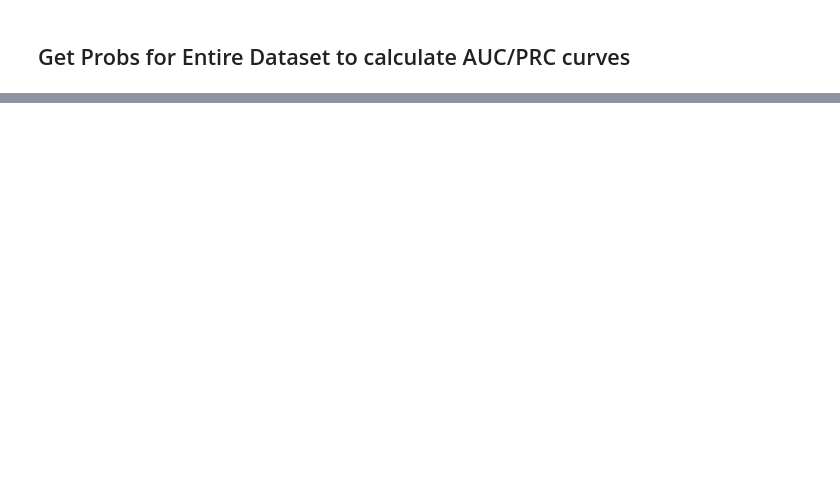
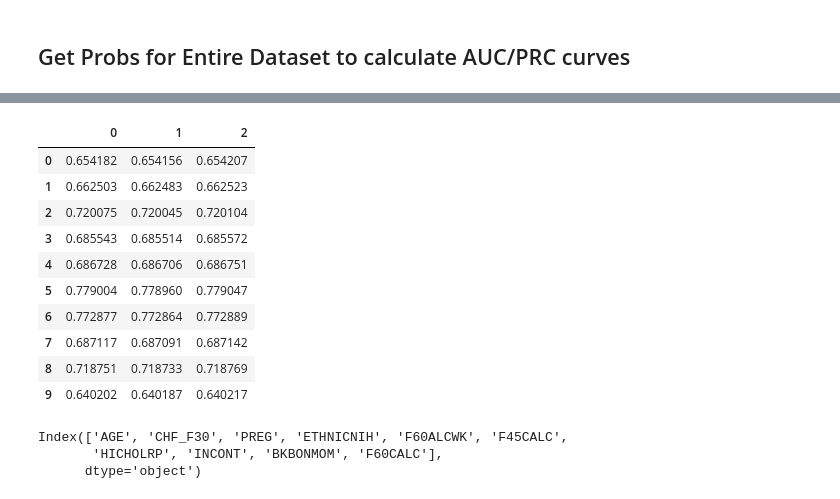
Before and after one commit to hwz628496/WHI_Fracture_GNN, a Jupyter notebook: notebooks_model/GNN/GNN_cohortall_KNN.ipynb, the cells around one changed output, grey strips where cells are left out. Saved outputs shown, nothing was run; the diff lists cells and outputs as text; code cells hidden in the pictures; blank space fills up the shorter version.

```diff
--- a/notebooks_model/GNN/GNN_cohortall_KNN.ipynb
+++ b/notebooks_model/GNN/GNN_cohortall_KNN.ipynb
@@ -1068,0 +1082,40 @@ torch.save(model.state_dict(), "sageconv.pth")
+# %%
+# Compute the mean importance per feature
+mean_feature_importance = np.mean(final, axis=0)
+
+# Compute 95% Confidence Interval (CI)
+confidence = 0.95
+std_err = stats.sem(final, axis=0)  # Standard error
+ci_range = std_err * stats.t.ppf((1 + confidence) / 2., final.shape[0] - 1)
+
+# Lower and Upper CI bounds
+lower_ci = mean_feature_importance - ci_range
+upper_ci = mean_feature_importance + ci_range
+
+# Create a structured output
+ci_results = np.vstack((mean_feature_importance, lower_ci, upper_ci)).T  # Shape (63, 3)
+
+# Display the results
+import pandas as pd
+final_df = pd.DataFrame(ci_results)
+# %%
+final_df
+# %% [output]
+|  | 0 | 1 | 2 |
+| 0 | 0.654182 | 0.654156 | 0.654207 |
+| 1 | 0.662503 | 0.662483 | 0.662523 |
+| 2 | 0.720075 | 0.720045 | 0.720104 |
+| 3 | 0.685543 | 0.685514 | 0.685572 |
+| 4 | 0.686728 | 0.686706 | 0.686751 |
+| 5 | 0.779004 | 0.778960 | 0.779047 |
+| 6 | 0.772877 | 0.772864 | 0.772889 |
+| 7 | 0.687117 | 0.687091 | 0.687142 |
+| 8 | 0.718751 | 0.718733 | 0.718769 |
+| 9 | 0.640202 | 0.640187 | 0.640217 |
+# %%
+col_names = dataset.iloc[:, feature_index].columns
+col_names
+# %% [output]
+Index(['AGE', 'CHF_F30', 'PREG', 'ETHNICNIH', 'F60ALCWK', 'F45CALC',
+       'HICHOLRP', 'INCONT', 'BKBONMOM', 'F60CALC'],
+      dtype='object')
```
Also changed, not shown: parts of 34 cells of this notebook.
